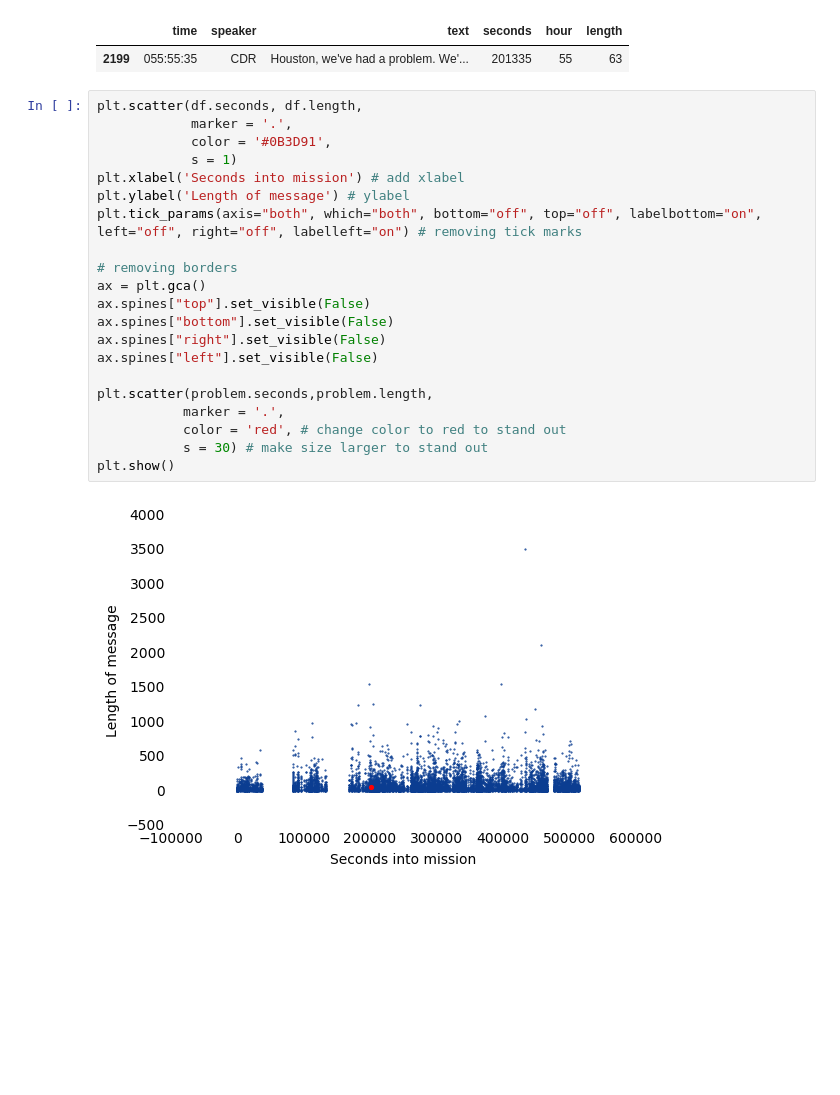
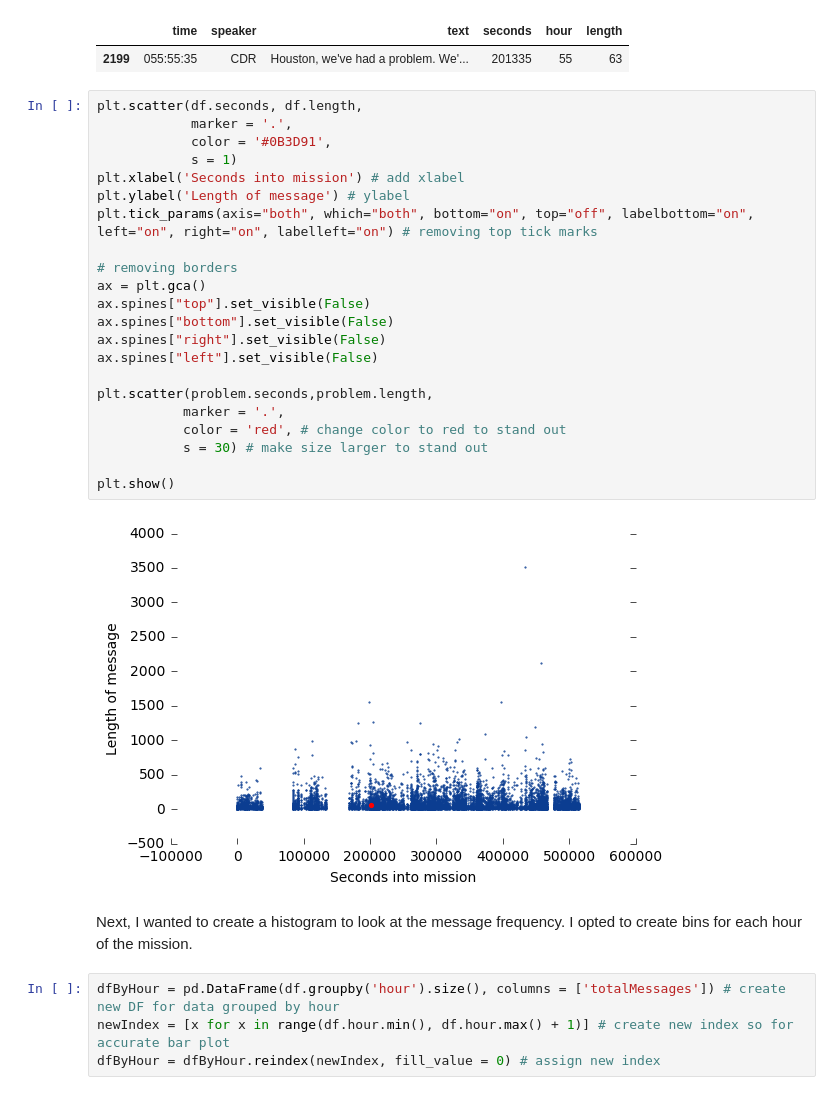
Before and after one commit to andhint/Apollo13Transcript, a Jupyter notebook: Apollo_13_Exploratory_Analysis.ipynb, the cells around one changed output. Cells and saved outputs as stored; diff of their text form; blank space fills up the shorter version.

```diff
--- a/Apollo_13_Exploratory_Analysis.ipynb
+++ b/Apollo_13_Exploratory_Analysis.ipynb
@@ -130,23 +130,30 @@ problem # print
 # %%
 plt.scatter(df.seconds, df.length,
             marker = '.',
             color = '#0B3D91',
             s = 1)
 plt.xlabel('Seconds into mission') # add xlabel
 plt.ylabel('Length of message') # ylabel
-plt.tick_params(axis="both", which="both", bottom="off", top="off", labelbottom="on", left="off", right="off", labelleft="on") # removing tick marks
+plt.tick_params(axis="both", which="both", bottom="on", top="off", labelbottom="on", left="on", right="on", labelleft="on") # removing top tick marks
 
 # removing borders
 ax = plt.gca()
 ax.spines["top"].set_visible(False)
 ax.spines["bottom"].set_visible(False)
 ax.spines["right"].set_visible(False)
 ax.spines["left"].set_visible(False)
 
 plt.scatter(problem.seconds,problem.length,
            marker = '.',
            color = 'red', # change color to red to stand out
            s = 30) # make size larger to stand out
+
 plt.show()
 # %% [output]
-[figure, old version]
+[figure, new version]
+# %% [markdown]
+Next, I wanted to create a histogram to look at the message frequency. I opted to create bins for each hour of the mission.
+# %%
+dfByHour = pd.DataFrame(df.groupby('hour').size(), columns = ['totalMessages']) # create new DF for data grouped by hour
+newIndex = [x for x in range(df.hour.min(), df.hour.max() + 1)] # create new index so for accurate bar plot
+dfByHour = dfByHour.reindex(newIndex, fill_value = 0) # assign new index
```
Also changed, not shown: parts of 3 cells of this notebook.
